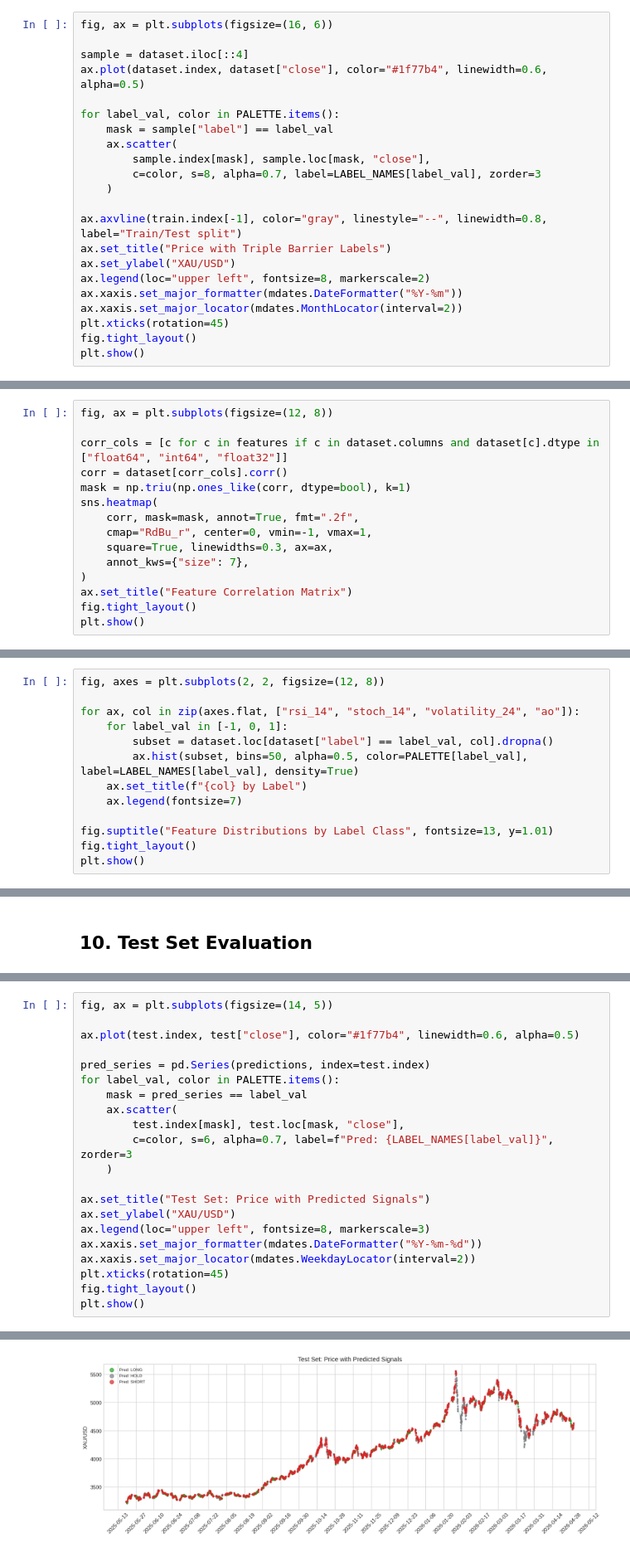
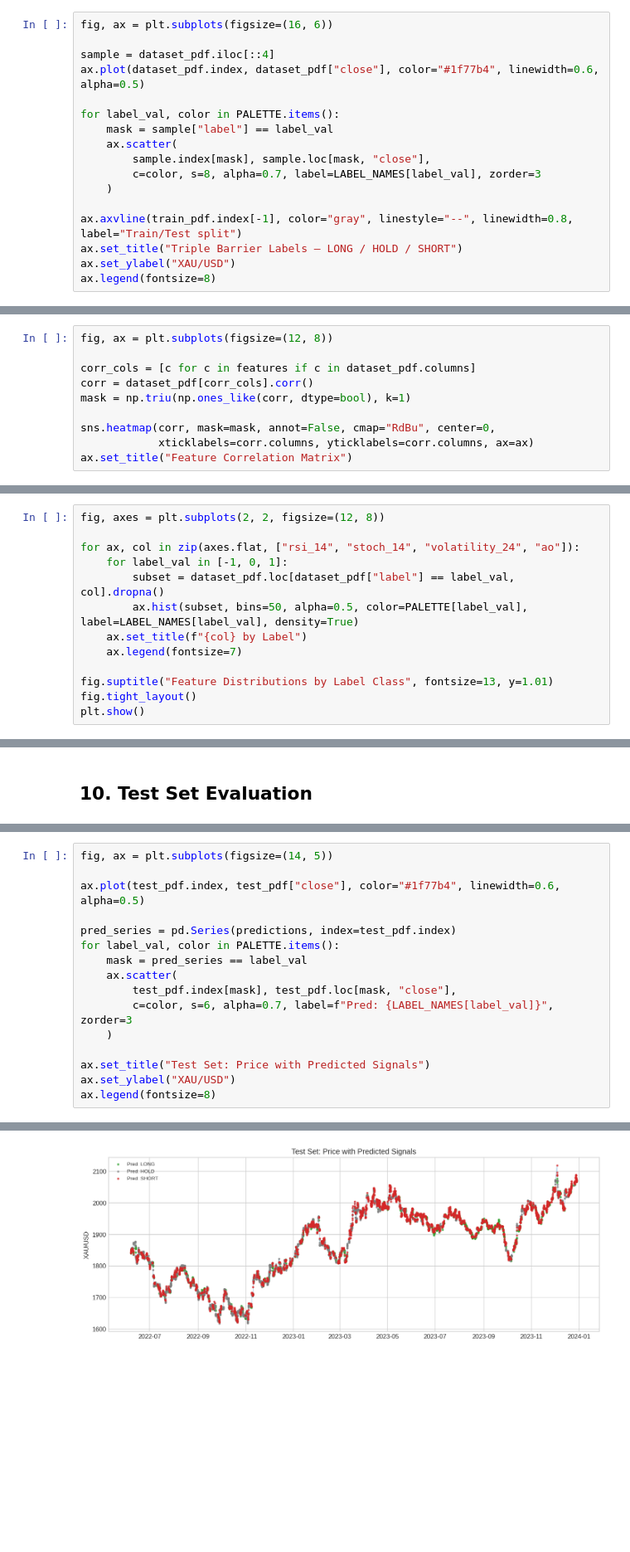
Before and after one commit to ultimateBroK/thesis-compact, a Jupyter notebook: hybrid_stacking_visualization.ipynb, the cells around one changed output, grey strips where cells are left out. Shown at 83% size. Drawn from its saved outputs; the diff is of its cells as text; blank space fills up the shorter version.

```diff
--- a/hybrid_stacking_visualization.ipynb
+++ b/hybrid_stacking_visualization.ipynb
@@ -180,8 +175,8 @@ plt.show()
 # %%
 fig, ax = plt.subplots(figsize=(16, 6))
 
-sample = dataset.iloc[::4]
-ax.plot(dataset.index, dataset["close"], color="#1f77b4", linewidth=0.6, alpha=0.5)
+sample = dataset_pdf.iloc[::4]
+ax.plot(dataset_pdf.index, dataset_pdf["close"], color="#1f77b4", linewidth=0.6, alpha=0.5)
 
 for label_val, color in PALETTE.items():
     mask = sample["label"] == label_val
@@ -190,13 +185,8 @@ for label_val, color in PALETTE.items():
         c=color, s=8, alpha=0.7, label=LABEL_NAMES[label_val], zorder=3
     )
 
-ax.axvline(train.index[-1], color="gray", linestyle="--", linewidth=0.8, label="Train/Test split")
-ax.set_title("Price with Triple Barrier Labels")
+ax.axvline(train_pdf.index[-1], color="gray", linestyle="--", linewidth=0.8, label="Train/Test split")
+ax.set_title("Triple Barrier Labels — LONG / HOLD / SHORT")
 ax.set_ylabel("XAU/USD")
-ax.legend(loc="upper left", fontsize=8, markerscale=2)
-ax.xaxis.set_major_formatter(mdates.DateFormatter("%Y-%m"))
-ax.xaxis.set_major_locator(mdates.MonthLocator(interval=2))
-plt.xticks(rotation=45)
-fig.tight_layout()
-plt.show()
+ax.legend(fontsize=8)
 # %% [output]
@@ -264,16 +252,11 @@ plt.show()
 # %%
 fig, ax = plt.subplots(figsize=(12, 8))
 
-corr_cols = [c for c in features if c in dataset.columns and dataset[c].dtype in ["float64", "int64", "float32"]]
-corr = dataset[corr_cols].corr()
+corr_cols = [c for c in features if c in dataset_pdf.columns]
+corr = dataset_pdf[corr_cols].corr()
 mask = np.triu(np.ones_like(corr, dtype=bool), k=1)
-sns.heatmap(
-    corr, mask=mask, annot=True, fmt=".2f",
-    cmap="RdBu_r", center=0, vmin=-1, vmax=1,
-    square=True, linewidths=0.3, ax=ax,
-    annot_kws={"size": 7},
-)
+
+sns.heatmap(corr, mask=mask, annot=False, cmap="RdBu", center=0,
+            xticklabels=corr.columns, yticklabels=corr.columns, ax=ax)
 ax.set_title("Feature Correlation Matrix")
-fig.tight_layout()
-plt.show()
 # %% [output]
@@ -283,7 +267,7 @@ fig, axes = plt.subplots(2, 2, figsize=(12, 8))
 
 for ax, col in zip(axes.flat, ["rsi_14", "stoch_14", "volatility_24", "ao"]):
     for label_val in [-1, 0, 1]:
-        subset = dataset.loc[dataset["label"] == label_val, col].dropna()
+        subset = dataset_pdf.loc[dataset_pdf["label"] == label_val, col].dropna()
         ax.hist(subset, bins=50, alpha=0.5, color=PALETTE[label_val], label=LABEL_NAMES[label_val], density=True)
     ax.set_title(f"{col} by Label")
     ax.legend(fontsize=7)
@@ -401,22 +388,17 @@ plt.show()
 # %%
 fig, ax = plt.subplots(figsize=(14, 5))
 
-ax.plot(test.index, test["close"], color="#1f77b4", linewidth=0.6, alpha=0.5)
+ax.plot(test_pdf.index, test_pdf["close"], color="#1f77b4", linewidth=0.6, alpha=0.5)
 
-pred_series = pd.Series(predictions, index=test.index)
+pred_series = pd.Series(predictions, index=test_pdf.index)
 for label_val, color in PALETTE.items():
     mask = pred_series == label_val
     ax.scatter(
-        test.index[mask], test.loc[mask, "close"],
+        test_pdf.index[mask], test_pdf.loc[mask, "close"],
         c=color, s=6, alpha=0.7, label=f"Pred: {LABEL_NAMES[label_val]}", zorder=3
     )
 
 ax.set_title("Test Set: Price with Predicted Signals")
 ax.set_ylabel("XAU/USD")
-ax.legend(loc="upper left", fontsize=8, markerscale=3)
-ax.xaxis.set_major_formatter(mdates.DateFormatter("%Y-%m-%d"))
-ax.xaxis.set_major_locator(mdates.WeekdayLocator(interval=2))
-plt.xticks(rotation=45)
-fig.tight_layout()
-plt.show()
+ax.legend(fontsize=8)
 # %% [output]
@@ -423,4 +406,4 @@ plt.show()
-[figure, old version]
+[figure, new version]
 # %%
 fig, ax = plt.subplots(figsize=(14, 5))
 
```
Also changed, not shown: parts of 30 cells of this notebook, 16 other files.
